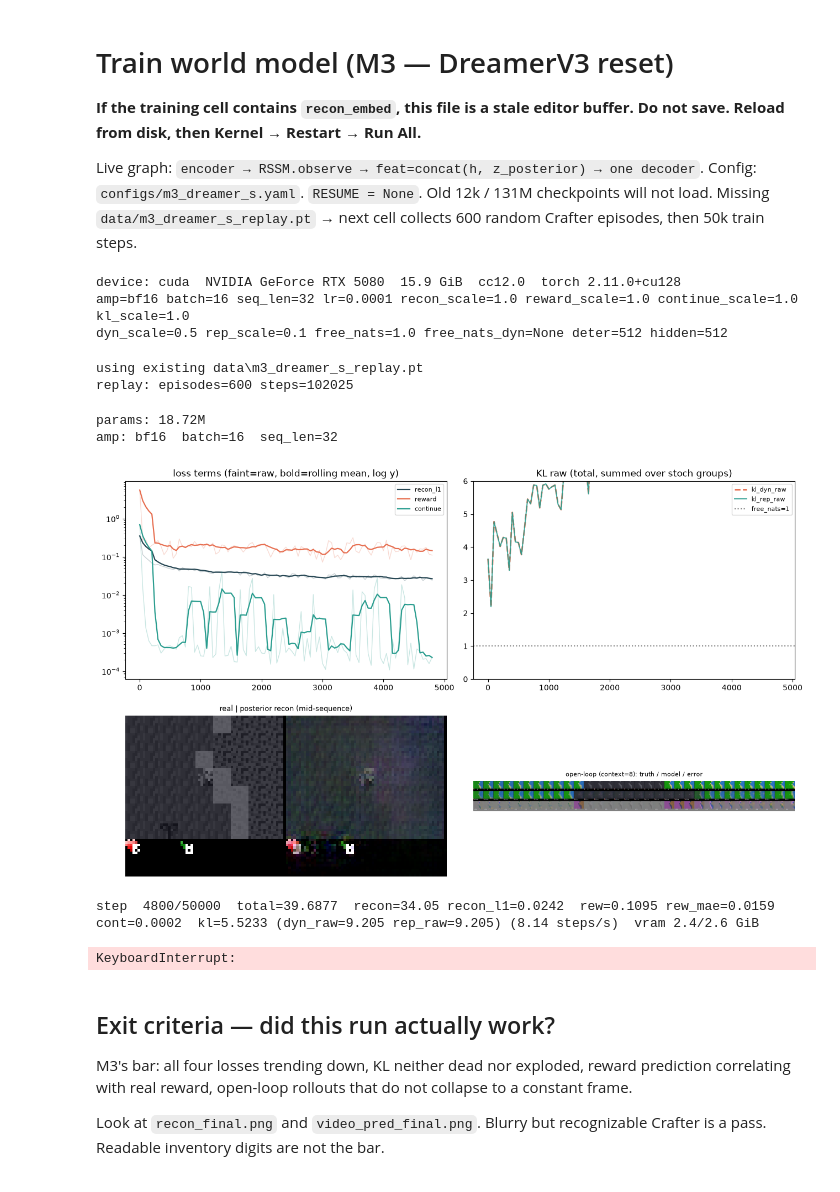
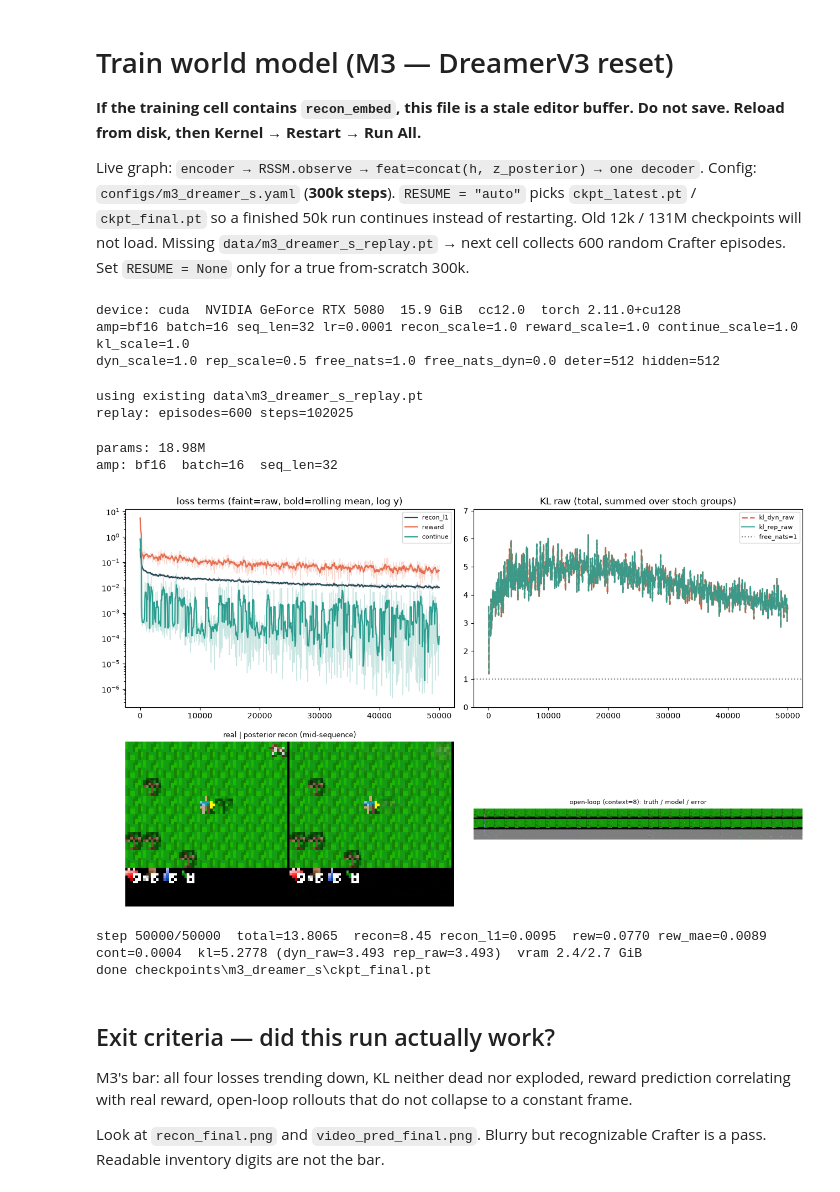
Before and after one commit to aarush-verma16/world-model, a Jupyter notebook: notebooks/05_train_world_model.ipynb, the cells around one changed output. Saved outputs shown, nothing was run; the diff lists cells and outputs as text; code cells hidden in the pictures.

```diff
--- a/notebooks/05_train_world_model.ipynb
+++ b/notebooks/05_train_world_model.ipynb
@@ -5,9 +5,11 @@
 Do not save. Reload from disk, then Kernel → Restart → Run All.**
 
 Live graph: `encoder → RSSM.observe → feat=concat(h, z_posterior) → one decoder`.
-Config: `configs/m3_dreamer_s.yaml`. `RESUME = None`. Old 12k / 131M checkpoints
-will not load. Missing `data/m3_dreamer_s_replay.pt` → next cell collects 600
-random Crafter episodes, then 50k train steps.
+Config: `configs/m3_dreamer_s.yaml` (**300k steps**). `RESUME = "auto"` picks
+`ckpt_latest.pt` / `ckpt_final.pt` so a finished 50k run continues instead of
+restarting. Old 12k / 131M checkpoints will not load. Missing
+`data/m3_dreamer_s_replay.pt` → next cell collects 600 random Crafter episodes.
+Set `RESUME = None` only for a true from-scratch 300k.
 # %%
 from __future__ import annotations
 
@@ -81,6 +83,7 @@ from training.device import (
 )
 from training.replay_buffer import ReplayBuffer, collect_random_episodes
 from training.wm_step import world_model_step
+from training.ckpt import resolve_resume
 
 try:
     get_ipython().run_line_magic("matplotlib", "inline")
@@ -89,7 +92,9 @@ except Exception:
 
 
 CONFIG = Path("configs/m3_dreamer_s.yaml")
-RESUME = None
+# "auto" continues from checkpoints/m3_dreamer_s (50k final, or ckpt_latest).
+# Set to None to train 300k from scratch. Set to a Path/str to pin a file.
+RESUME: str | None = "auto"
 STEPS_OVERRIDE: int | None = None
 RECOLLECT = False
 
@@ -122,7 +127,7 @@ print(
 # %% [output]
 device: cuda  NVIDIA GeForce RTX 5080  15.9 GiB  cc12.0  torch 2.11.0+cu128
 amp=bf16 batch=16 seq_len=32 lr=0.0001 recon_scale=1.0 reward_scale=1.0 continue_scale=1.0 kl_scale=1.0
-dyn_scale=0.5 rep_scale=0.1 free_nats=1.0 free_nats_dyn=None deter=512 hidden=512
+dyn_scale=1.0 rep_scale=0.5 free_nats=1.0 free_nats_dyn=0.0 deter=512 hidden=512
 # %%
 replay_path = Path(cfg["collect"]["out_path"])
 if RECOLLECT or not replay_path.exists():
@@ -185,13 +190,16 @@ model = WorldModel.from_config_dims(
 ).to(device)
 optim = torch.optim.Adam(model.parameters(), lr=float(train_cfg["lr"]))
 start_step = 0
-if RESUME is not None:
-    ckpt = torch.load(Path(RESUME), weights_only=False, map_location=device)
+resume_path = resolve_resume(RESUME, Path(train_cfg["checkpoint_dir"]))
+if resume_path is not None:
+    ckpt = torch.load(resume_path, weights_only=False, map_location=device)
     model.load_state_dict(ckpt["model"], strict=True)
     if "optim" in ckpt:
         optim.load_state_dict(ckpt["optim"])
     start_step = int(ckpt.get("step", 0))
-    print(f"resumed from {RESUME} at step {start_step}")
+    print(f"resumed from {resume_path} at step {start_step}")
+else:
+    print("no checkpoint — starting at step 0")
 print(f"params: {sum(p.numel() for p in model.parameters()) / 1e6:.2f}M")
 amp_dtype = parse_amp(train_cfg.get("amp", "bf16"), device)
 scaler = make_grad_scaler(device, amp_dtype)
@@ -200,7 +208,7 @@ print(
     f"seq_len={train_cfg['seq_len']}"
 )
 # %% [output]
-params: 18.72M
+params: 18.98M
 amp: bf16  batch=16  seq_len=32
 # %%
 # ONE decoder. This cell must never mention recon_embed.
@@ -221,6 +229,11 @@ ckpt_every = int(train_cfg["checkpoint_every"])
 context_len = max(1, seq_len // 4)
 
 history: list[dict] = []
+metrics_path = results_dir / "train_metrics.json"
+if start_step > 0 and metrics_path.is_file():
+    prev = json.loads(metrics_path.read_text(encoding="utf-8"))
+    history = [h for h in prev if int(h.get("step", 0)) <= start_step]
+    print(f"loaded {len(history)} logged points up to step {start_step}", flush=True)
 last_recon_vis = None
 last_video_vis = None
 steps_per_sec = None
@@ -315,7 +328,11 @@ def show_progress(history, recon_vis, video_vis, steps_per_sec=None):
 
 
 model.train()
-print(f"training to step {steps} on {device} (start={start_step})...", flush=True)
+remain = steps - start_step
+print(
+    f"training to step {steps} on {device} (start={start_step}, remaining={remain})...",
+    flush=True,
+)
 for step in range(start_step + 1, steps + 1):
     batch = buffer.sample(batch_size, seq_len)
     _loss, metrics = world_model_step(
@@ -376,45 +393,47 @@ for step in range(start_step + 1, steps + 1):
             )
 
     if step % ckpt_every == 0:
-        path = ckpt_dir / f"ckpt_step_{step:05d}.pt"
-        torch.save(
-            {"step": step, "model": model.state_dict(), "optim": optim.state_dict()},
-            path,
-        )
+        payload = {"step": step, "model": model.state_dict(), "optim": optim.state_dict()}
+        path = ckpt_dir / f"ckpt_step_{step:06d}.pt"
+        torch.save(payload, path)
+        torch.save(payload, ckpt_dir / "ckpt_latest.pt")
+        metrics_path.write_text(json.dumps(history, indent=2), encoding="utf-8")
         print(f"wrote {path}", flush=True)
 
 final = ckpt_dir / "ckpt_final.pt"
-torch.save({"step": steps, "model": model.state_dict(), "optim": optim.state_dict()}, final)
-(results_dir / "train_metrics.json").write_text(json.dumps(history, indent=2))
+payload = {"step": steps, "model": model.state_dict(), "optim": optim.state_dict()}
+torch.save(payload, final)
+torch.save(payload, ckpt_dir / "ckpt_latest.pt")
+metrics_path.write_text(json.dumps(history, indent=2), encoding="utf-8")
 writer.flush()
 writer.close()
 show_progress(history, last_recon_vis, last_video_vis)
 
 model.eval()
 with torch.no_grad(), autocast_context(device, amp_dtype):
     vis = buffer.sample(8, seq_len)
     vis_g = to_device(vis, device)
     v_out = model(vis_g["obs"], vis_g["actions"])
     real = vis["obs"][:, -1].cpu()
     pred = nchw_unit_to_nhwc_uint8(v_out.recon[:, -1].detach().cpu())
     from PIL import Image
 
     strips = [
         np.concatenate([real[i].numpy(), pred[i].numpy()], axis=1)
         for i in range(real.shape[0])
     ]
     Image.fromarray(np.concatenate(strips, axis=0), mode="RGB").save(
         results_dir / "recon_final.png"
     )
     vp = model.video_predict(vis_g["obs"], vis_g["actions"], context_len=context_len)
     video_img = make_video_pred_image(vp.context_recon, vp.imagined_recon, vis["obs"])
     Image.fromarray(video_img, mode="RGB").save(results_dir / "video_pred_final.png")
 model.train()
 print("done", final)
 # %% [output]
-[figure, old version]
+[figure, new version]
-step  4800/50000  total=39.6877  recon=34.05 recon_l1=0.0242  rew=0.1095 rew_mae=0.0159 cont=0.0002  kl=5.5233 (dyn_raw=9.205 rep_raw=9.205) (8.14 steps/s)  vram 2.4/2.6 GiB
+step 50000/50000  total=13.8065  recon=8.45 recon_l1=0.0095  rew=0.0770 rew_mae=0.0089 cont=0.0004  kl=5.2778 (dyn_raw=3.493 rep_raw=3.493)  vram 2.4/2.7 GiB
+done checkpoints\m3_dreamer_s\ckpt_final.pt
-KeyboardInterrupt:
 # %% [markdown]
 ## Exit criteria — did this run actually work?
 
```
Also changed, not shown: parts of 1 cell of this notebook, 4 other files.
